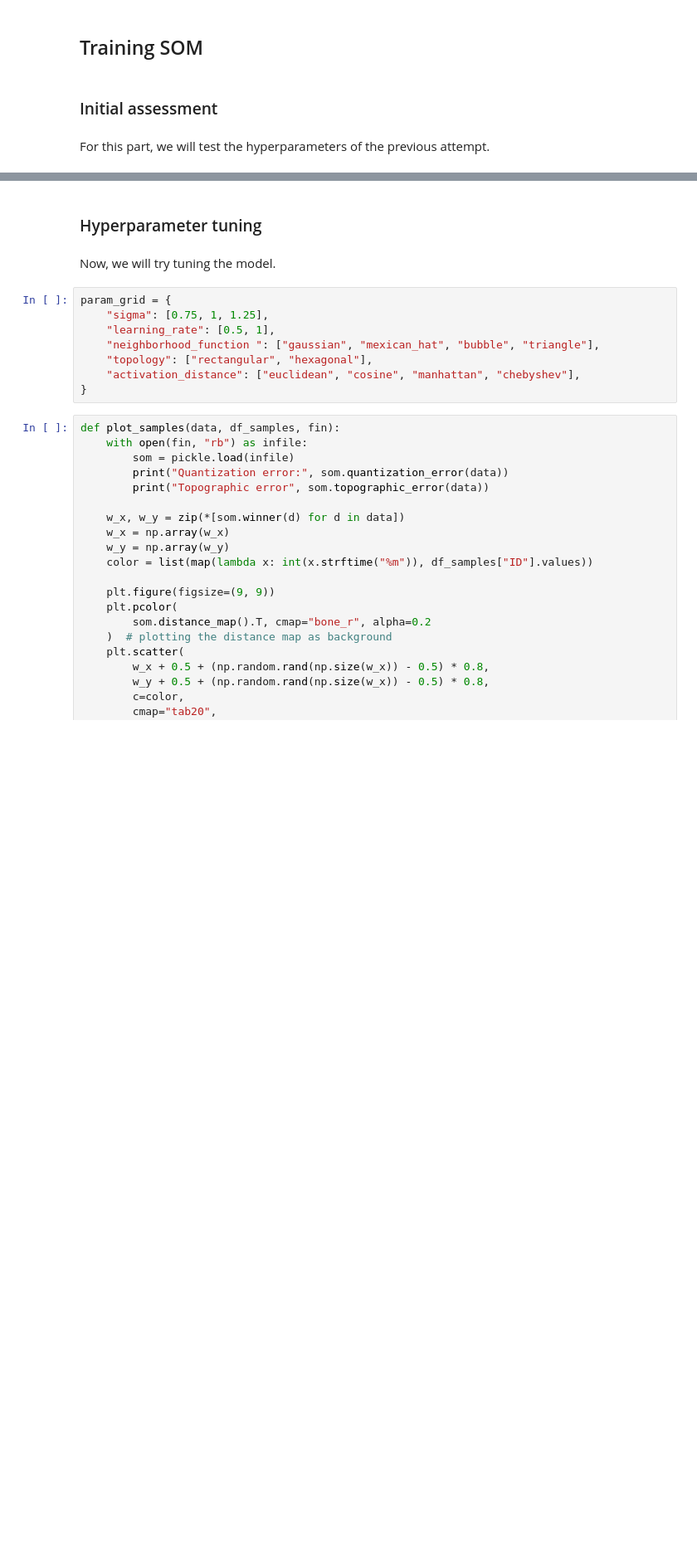
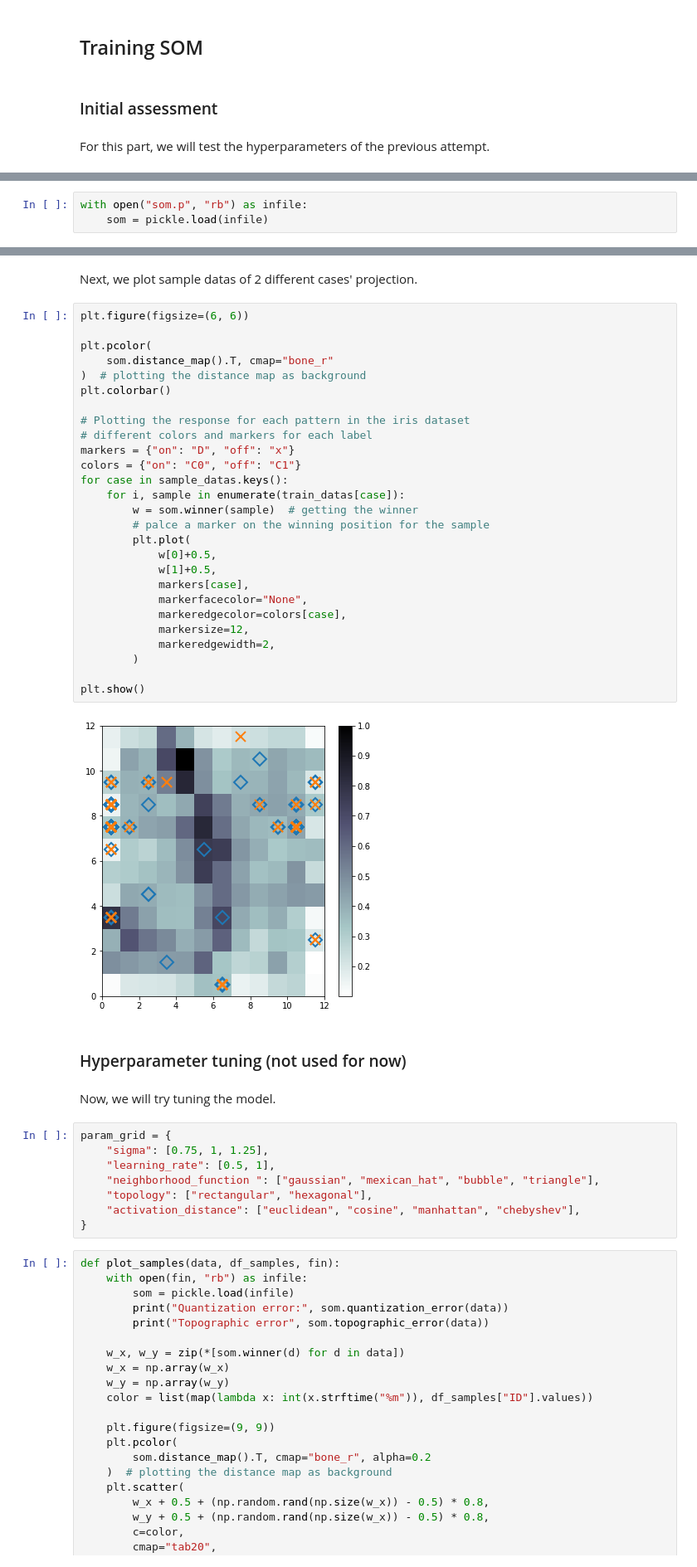
Before and after one commit to Unu-tech/lab-GUCS, a Jupyter notebook: SOM_for_CESM.ipynb, the cells around one changed output, grey strips where cells are left out. Shown at 83% size. Drawn from its saved outputs; the diff is of its cells as text; blank space fills up the shorter version.

```diff
--- a/SOM_for_CESM.ipynb
+++ b/SOM_for_CESM.ipynb
@@ -378,0 +381,3 @@ with open("som.p", "wb") as outfile:
+# %%
+with open("som.p", "rb") as infile:
+    som = pickle.load(infile)
@@ -379,5 +397,36 @@ with open("som.p", "wb") as outfile:
+# %% [markdown]
+Next, we plot sample datas of 2 different cases' projection.
+# %%
+plt.figure(figsize=(6, 6))
+
+plt.pcolor(
+    som.distance_map().T, cmap="bone_r"
+)  # plotting the distance map as background
+plt.colorbar()
+
+# Plotting the response for each pattern in the iris dataset
+# different colors and markers for each label
+markers = {"on": "D", "off": "x"}
+colors = {"on": "C0", "off": "C1"}
+for case in sample_datas.keys():
+    for i, sample in enumerate(train_datas[case]):
+        w = som.winner(sample)  # getting the winner
+        # palce a marker on the winning position for the sample
+        plt.plot(
+            w[0]+0.5,
+            w[1]+0.5,
+            markers[case],
+            markerfacecolor="None",
+            markeredgecolor=colors[case],
+            markersize=12,
+            markeredgewidth=2,
+        )
+
+plt.show()
+# %% [output]
+[figure, added]
 # %% [markdown]
-<h3> Hyperparameter tuning </h3>
+<h3> Hyperparameter tuning (not used for now) </h3>
 # %% [markdown]
 Now, we will try tuning the model.
 # %%
```
Also changed, not shown: parts of 14 cells of this notebook.
